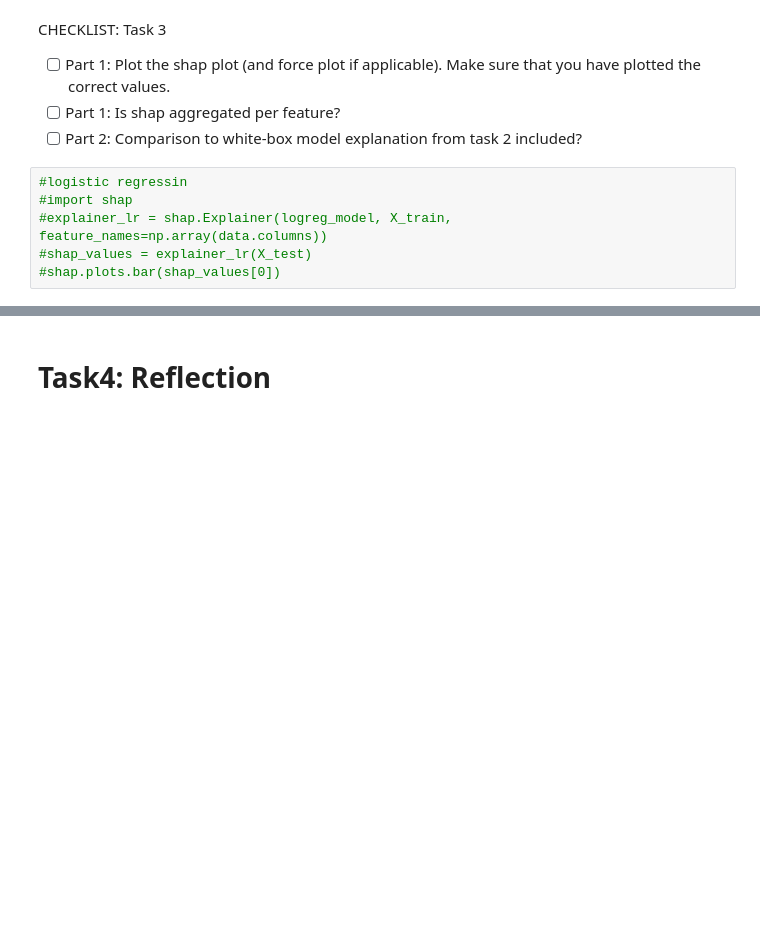
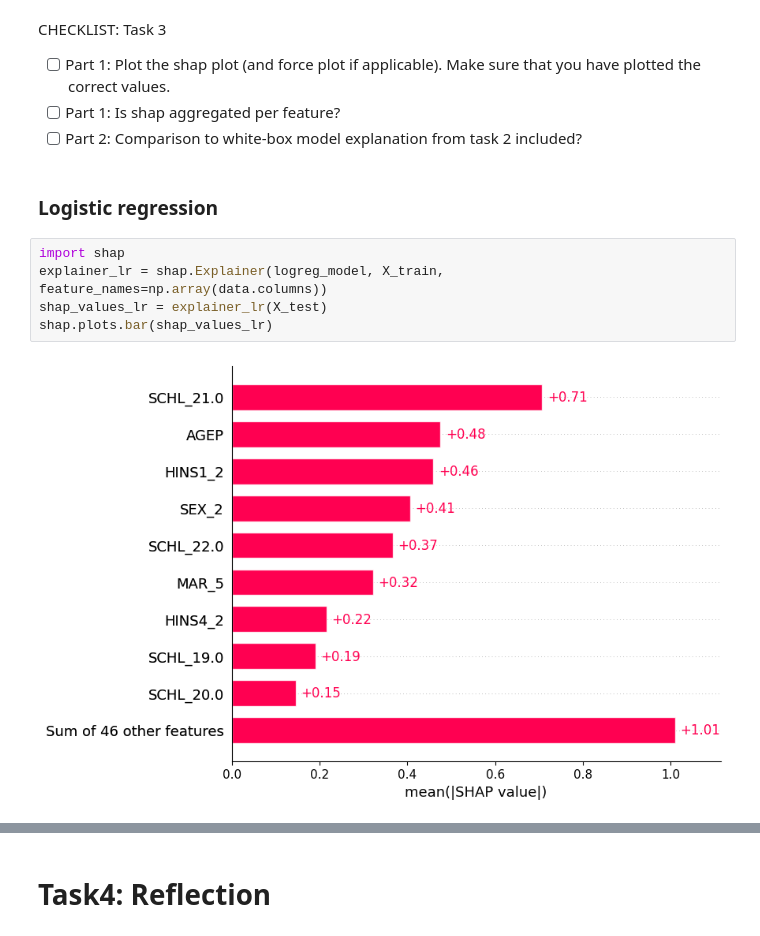
Before and after one commit to jorgedelpozolerida/-KDS_AlgorithmicFairness, a Jupyter notebook: Assignment1/assignment1.ipynb, the cells around one changed output, grey strips where cells are left out. Cells and saved outputs as stored; diff of their text form; blank space fills up the shorter version.

```diff
--- a/Assignment1/assignment1.ipynb
+++ b/Assignment1/assignment1.ipynb
@@ -469,9 +471,12 @@ you have plotted the correct values.
 * [ ] Part 1: Is shap aggregated per feature?
 * [ ] Part 2: Comparison to white-box model explanation from task 2
 included?
+# %% [markdown]
+### Logistic regression
 # %%
-#logistic regressin
-#import shap
-#explainer_lr = shap.Explainer(logreg_model, X_train, feature_names=np.array(data.columns))
-#shap_values = explainer_lr(X_test)
-#shap.plots.bar(shap_values[0])
+import shap
+explainer_lr = shap.Explainer(logreg_model, X_train, feature_names=np.array(data.columns))
+shap_values_lr = explainer_lr(X_test)
+shap.plots.bar(shap_values_lr)
+# %% [output]
+[figure, added]
```
Also changed, not shown: parts of 12 cells of this notebook.
